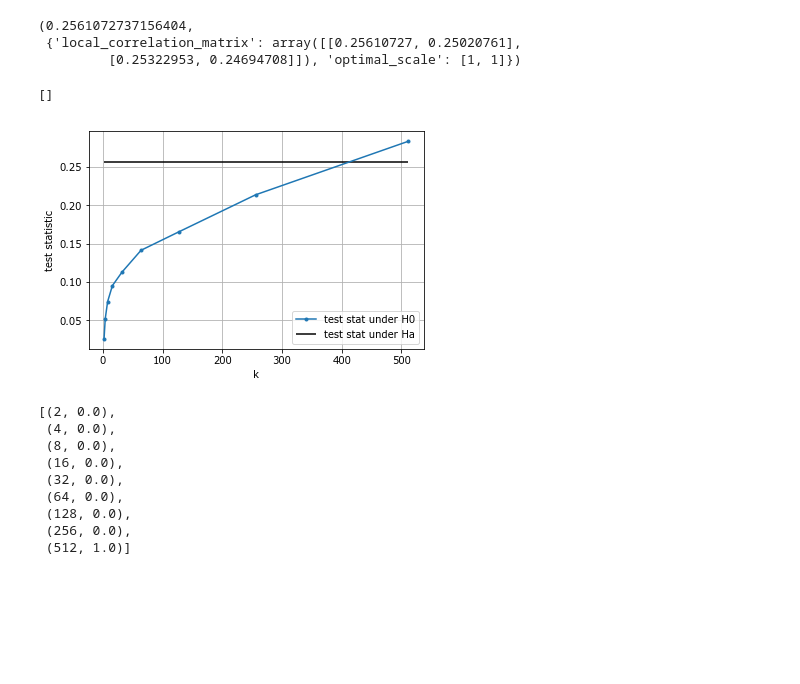
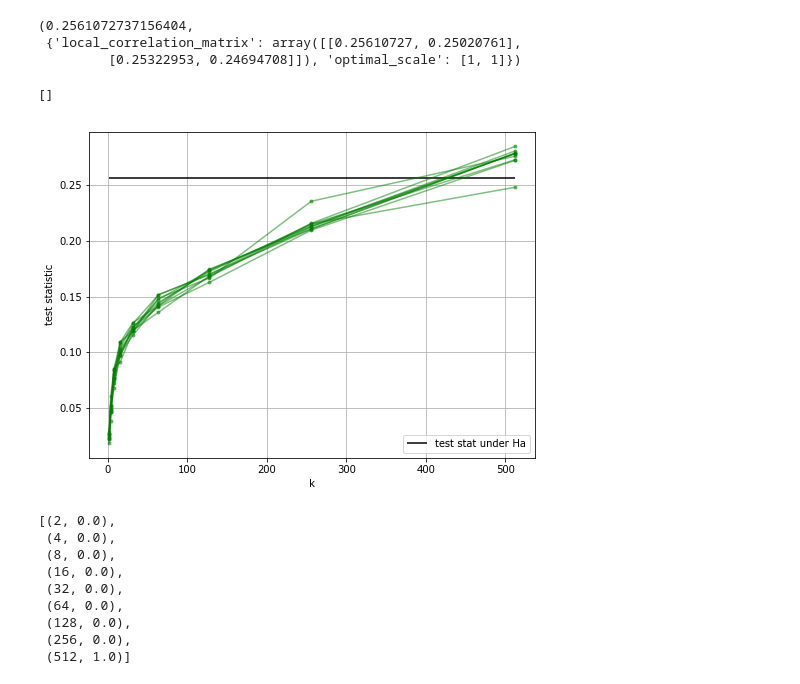
Before and after one commit to junhaobearxiong/graph_independence_test, a Jupyter notebook: notebooks/2019-03-27_real_data_celegans_chem_gap.ipynb, the cells around one changed output. Cells and saved outputs as stored; diff of their text form; code cells hidden in the pictures; blank space fills up the shorter version.

```diff
--- a/notebooks/2019-03-27_real_data_celegans_chem_gap.ipynb
+++ b/notebooks/2019-03-27_real_data_celegans_chem_gap.ipynb
@@ -117,24 +120,26 @@ mgc.test_statistic(to_distance_mtx(sort_graph(chem_male, block_assignment)),
 # %%
 k_arr = np.logspace(start=1, stop=9, num=9, base=2, dtype=int)
-reps = 100
-test_stats_null_arr = np.zeros((k_arr.size, num_repeats))
-for k in tqdm(k_arr):
-    for r in range(reps)
+reps = 10
+test_stats_null_arr = np.zeros((k_arr.size, reps))
+for i, k in tqdm(enumerate(k_arr)):
+    for r in range(reps):
         block_assignment = estimate_block_assignment(chem_male, gap_male, k=k, set_k=True, num_repeats=50)
         test_stats_null, _ = mgc.test_statistic(to_distance_mtx(block_permute(chem_male, block_assignment)),
                    to_distance_mtx(sort_graph(gap_male, block_assignment)))
-        test_stats_null_arr[k, r] = test_stats_null
+        test_stats_null_arr[i, r] = test_stats_null
 # %%
-plt.plot(k_arr, test_stats_null_arr, label='test stat under H0', marker='.')
+plt.figure(figsize=(8, 6))
+for i in range(test_stats_null_arr.shape[1]):
+    plt.plot(k_arr, test_stats_null_arr[:, i], color='g', marker='.', alpha=0.5)
 plt.hlines(y=test_stats_alt, xmin=min(k_arr), xmax=max(k_arr), label='test stat under Ha')
 plt.xlabel('k')
 plt.ylabel('test statistic')
 plt.legend(loc=4)
 plt.grid()
 plt.plot()
 # %% [output]
 []
-[figure, old version]
+[figure, new version]
 # %%
 with open('../celegans_data/pvalue.pkl', 'rb') as f:
     pval = pickle.load(f)
```
Also changed, not shown: parts of 2 cells of this notebook, 15 other files.
